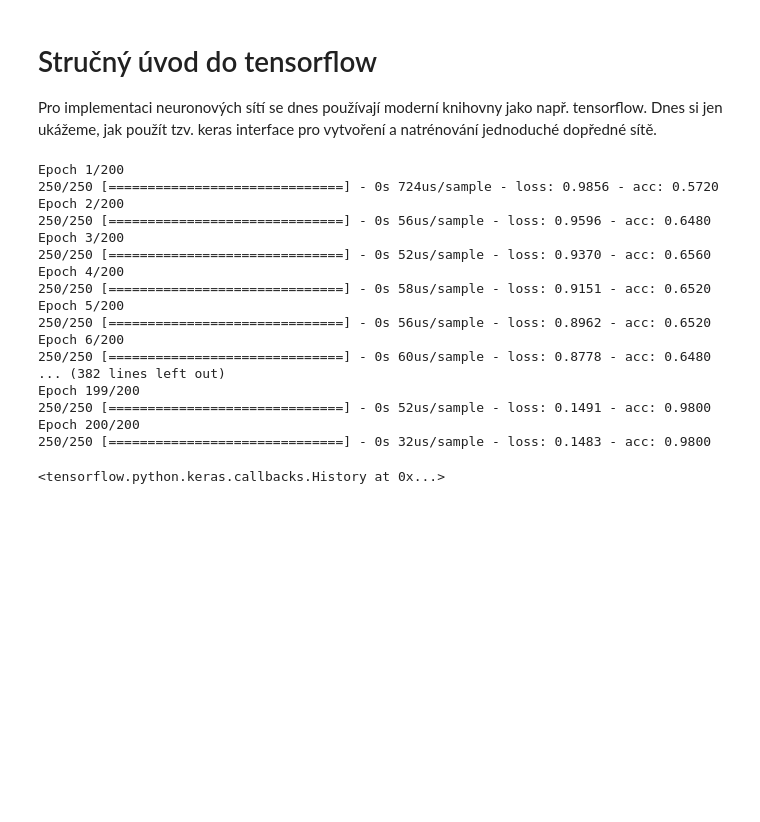
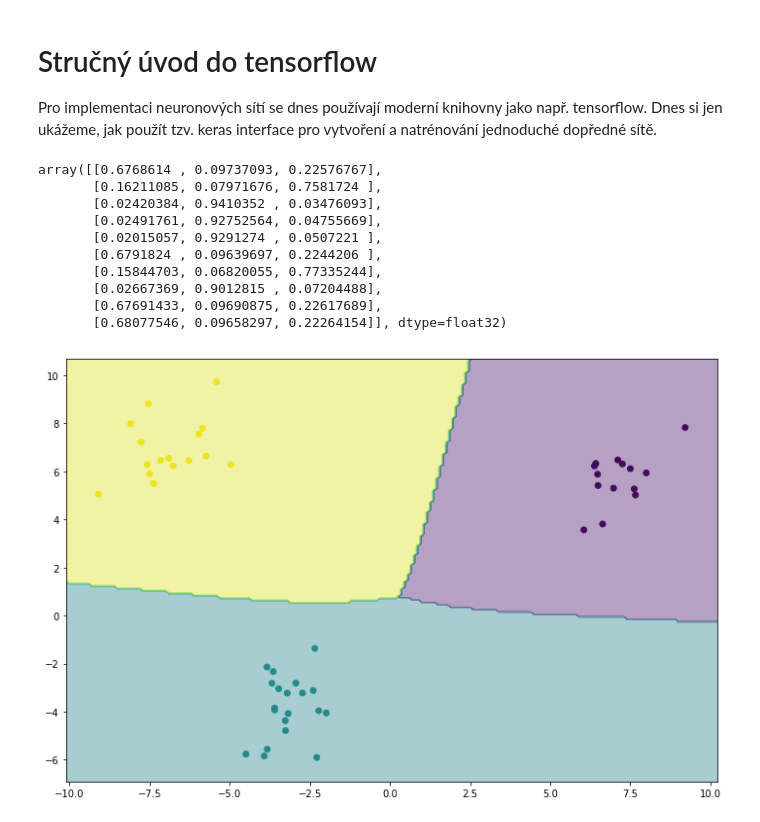
Before and after one commit to martinpilat/prirodou-inspirovane-algoritmy, a Jupyter notebook: cviceni/05 - Neuronove site - uvod/Perceptron a vicevrstvy perceptron.ipynb, the cells around one changed output. Saved outputs shown, nothing was run; the diff lists cells and outputs as text; code cells hidden in the pictures; blank space fills up the shorter version.

```diff
--- a/cviceni/05 - Neuronove site - uvod/Perceptron a vicevrstvy perceptron.ipynb
+++ b/cviceni/05 - Neuronove site - uvod/Perceptron a vicevrstvy perceptron.ipynb
@@ -117,42 +119,37 @@ Pro implementaci neuronových sítí se dnes používají moderní knihovny jako
 
 x, y = datasets.make_blobs(n_samples=300, centers=3)
 
-idx = list(range(x.shape[0]))
-np.random.shuffle(idx)
-
-x_train = x[:250]
-y_train = y[:250]
+x_train, x_test = x[:250], x[250:]
+y_train, y_test = y[:250], y[250:]
 
 import tensorflow as tf
 
 # nastavime architekture site
 model = tf.keras.Sequential([
-    tf.keras.layers.Dense(2, activation=tf.nn.relu),
+    tf.keras.layers.Dense(5, activation=tf.nn.sigmoid),
     tf.keras.layers.Dense(3, activation=tf.nn.softmax)
-]
+    ]
 )
 
 # nastavime optimalizaci
-model.compile(optimizer='adam', loss='sparse_categorical_crossentropy', metrics=['accuracy'])
+model.compile(optimizer='sgd', loss='sparse_categorical_crossentropy', metrics=['accuracy'])
 
 # natrenujeme sit
-model.fit(x_train, y_train, epochs=200)
+model.fit(x_train, y_train, epochs=200, verbose=0)
+# a udelame predpovedi na par instancich
+model.predict(x_test[:10])
 # %% [output]
-Epoch 1/200
-250/250 [==============================] - 0s 724us/sample - loss: 0.9856 - acc: 0.5720
-Epoch 2/200
-250/250 [==============================] - 0s 56us/sample - loss: 0.9596 - acc: 0.6480
-Epoch 3/200
-250/250 [==============================] - 0s 52us/sample - loss: 0.9370 - acc: 0.6560
-Epoch 4/200
-250/250 [==============================] - 0s 58us/sample - loss: 0.9151 - acc: 0.6520
-Epoch 5/200
-250/250 [==============================] - 0s 56us/sample - loss: 0.8962 - acc: 0.6520
-Epoch 6/200
-250/250 [==============================] - 0s 60us/sample - loss: 0.8778 - acc: 0.6480
-... (382 lines left out)
-Epoch 199/200
-250/250 [==============================] - 0s 52us/sample - loss: 0.1491 - acc: 0.9800
-Epoch 200/200
-250/250 [==============================] - 0s 32us/sample - loss: 0.1483 - acc: 0.9800
+array([[0.6768614 , 0.09737093, 0.22576767],
+       [0.16211085, 0.07971676, 0.7581724 ],
+       [0.02420384, 0.9410352 , 0.03476093],
+       [0.02491761, 0.92752564, 0.04755669],
+       [0.02015057, 0.9291274 , 0.0507221 ],
+       [0.6791824 , 0.09639697, 0.2244206 ],
+       [0.15844703, 0.06820055, 0.77335244],
+       [0.02667369, 0.9012815 , 0.07204488],
+       [0.67691433, 0.09690875, 0.22617689],
+       [0.68077546, 0.09658297, 0.22264154]], dtype=float32)
-<tensorflow.python.keras.callbacks.History at 0x...>
+# %%
+draw_boundary(model, x_test, y_test, one_hot=True)
+# %% [output]
+[figure, added]
```
Also changed, not shown: parts of 7 cells of this notebook, 1 other file.
